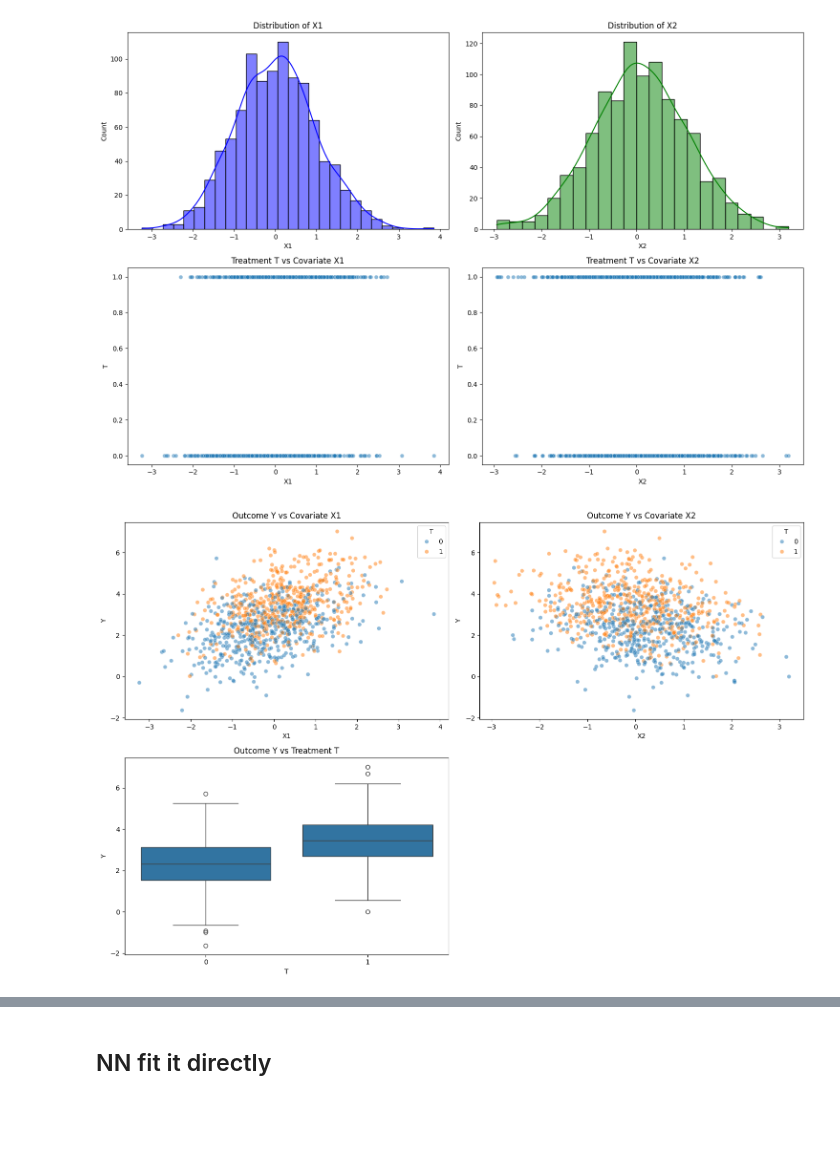
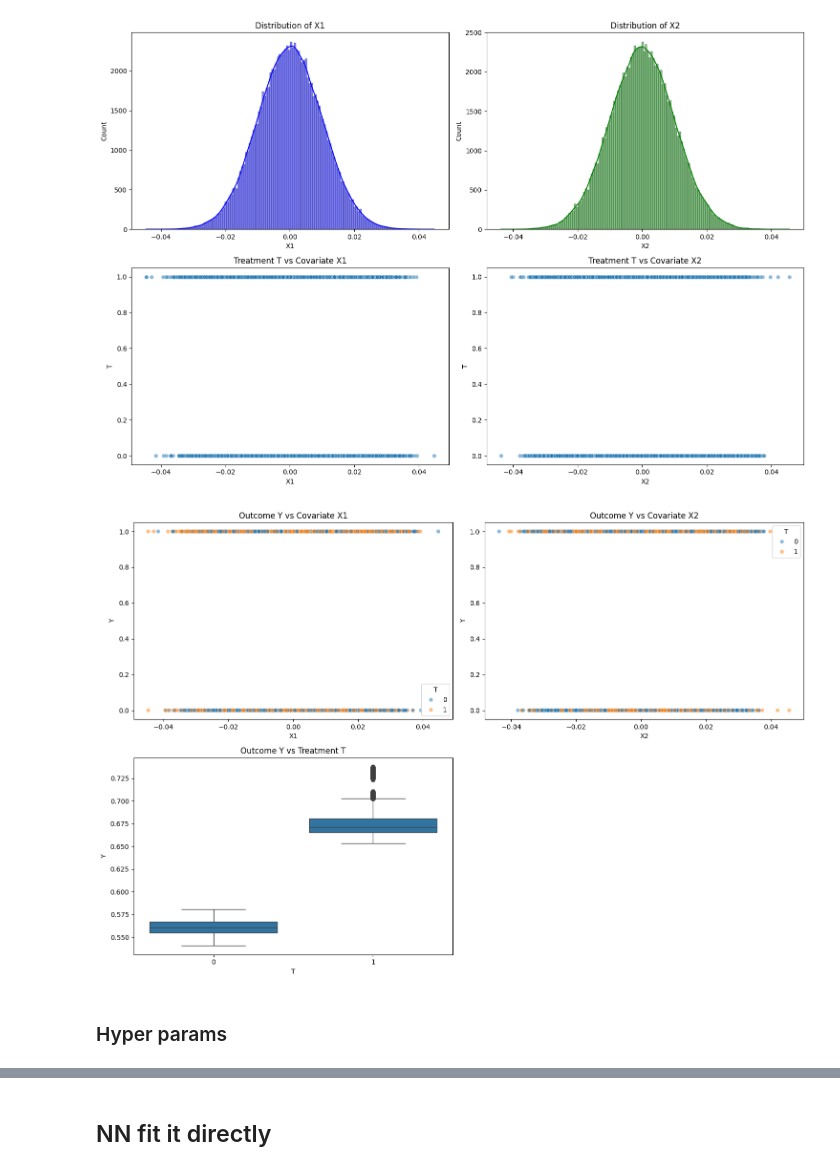
Before and after one commit to BichengWang/py-notebook, a Jupyter notebook: src/ml/causalml_exploration/direct_prediction_with_transformer.ipynb, the cells around one changed output, grey strips where cells are left out. Drawn from its saved outputs; the diff is of its cells as text; code cells hidden in the pictures; blank space fills up the shorter version.

```diff
--- a/src/ml/causalml_exploration/direct_prediction_with_transformer.ipynb
+++ b/src/ml/causalml_exploration/direct_prediction_with_transformer.ipynb
@@ -94,56 +100,58 @@ plt.figure(figsize=(15, 10))
 
 # Plot the distribution of the covariates
 plt.subplot(2, 2, 1)
-sns.histplot(df['X1'], kde=True, color='blue')
+sns.histplot(df_large['X1'], kde=True, color='blue')
 plt.title('Distribution of X1')
 plt.xlabel('X1')
 
 plt.subplot(2, 2, 2)
-sns.histplot(df['X2'], kde=True, color='green')
+sns.histplot(df_large['X2'], kde=True, color='green')
 plt.title('Distribution of X2')
 plt.xlabel('X2')
 
 # Plot the relationship between the treatment variable and the covariates
 plt.subplot(2, 2, 3)
-sns.scatterplot(x='X1', y='T', data=df, alpha=0.5)
+sns.scatterplot(x='X1', y='T', data=df_large, alpha=0.5)
 plt.title('Treatment T vs Covariate X1')
 plt.xlabel('X1')
 plt.ylabel('T')
 
 plt.subplot(2, 2, 4)
-sns.scatterplot(x='X2', y='T', data=df, alpha=0.5)
+sns.scatterplot(x='X2', y='T', data=df_large, alpha=0.5)
 plt.title('Treatment T vs Covariate X2')
 plt.xlabel('X2')
 plt.ylabel('T')
 
 plt.tight_layout()
 plt.show()
 
 # Set up another figure
 plt.figure(figsize=(15, 10))
 
 # Plot the relationship between the outcome variable and the covariates
 plt.subplot(2, 2, 1)
-sns.scatterplot(x='X1', y='Y', data=df, alpha=0.5, hue='T')
+sns.scatterplot(x='X1', y='Y', data=df_large, alpha=0.5, hue='T')
 plt.title('Outcome Y vs Covariate X1')
 plt.xlabel('X1')
 plt.ylabel('Y')
 
 plt.subplot(2, 2, 2)
-sns.scatterplot(x='X2', y='Y', data=df, alpha=0.5, hue='T')
+sns.scatterplot(x='X2', y='Y', data=df_large, alpha=0.5, hue='T')
 plt.title('Outcome Y vs Covariate X2')
 plt.xlabel('X2')
 plt.ylabel('Y')
 
 # Plot the effect of the treatment variable on the outcome variable
 plt.subplot(2, 2, 3)
-sns.boxplot(x='T', y='Y', data=df)
+sns.boxplot(x='T', y='Y_prob', data=df_large)
 plt.title('Outcome Y vs Treatment T')
 plt.xlabel('T')
 plt.ylabel('Y')
 
 plt.tight_layout()
 plt.show()
 # %% [output]
-[figure, old version]
+[figure, new version]
-[figure, old version]
+[figure, new version]
+# %% [markdown]
+### Hyper params
```
Also changed, not shown: parts of 17 cells of this notebook.
